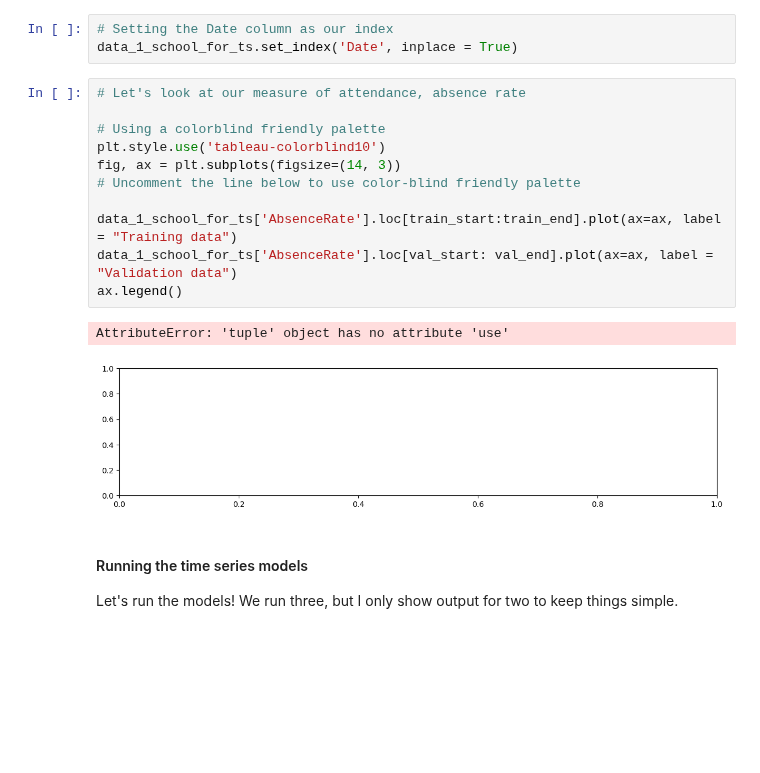
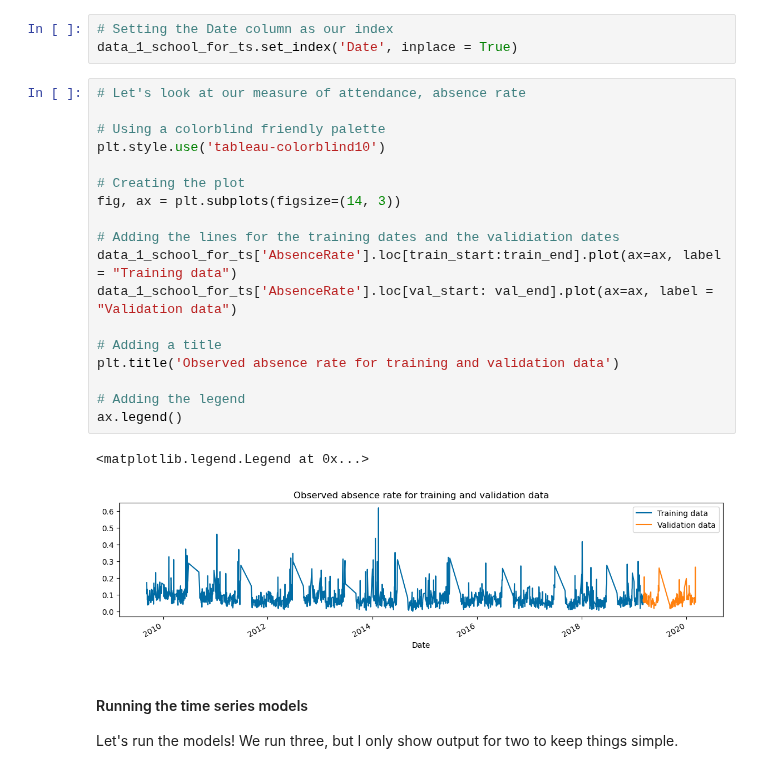
Before and after one commit to tarachiatovich/zero_to_ai_sdp_2025, a Jupyter notebook: zero_to_ai_time_series_forecasting.ipynb, the cells around one changed output. Drawn from its saved outputs; the diff is of its cells as text; blank space fills up the shorter version.

Commit message:
feat: add title and hue to plots

```diff
--- a/zero_to_ai_time_series_forecasting.ipynb
+++ b/zero_to_ai_time_series_forecasting.ipynb
@@ -199,17 +199,24 @@ data_1_school_for_ts.set_index('Date', inplace = True)
 # %%
 # Let's look at our measure of attendance, absence rate
 
 # Using a colorblind friendly palette
 plt.style.use('tableau-colorblind10')
+
+# Creating the plot
 fig, ax = plt.subplots(figsize=(14, 3))
-# Uncomment the line below to use color-blind friendly palette
 
+# Adding the lines for the training dates and the validiation dates
 data_1_school_for_ts['AbsenceRate'].loc[train_start:train_end].plot(ax=ax, label = "Training data")
 data_1_school_for_ts['AbsenceRate'].loc[val_start: val_end].plot(ax=ax, label = "Validation data")
+
+# Adding a title
+plt.title('Observed absence rate for training and validation data')
+
+# Adding the legend
 ax.legend()
 # %% [output]
-AttributeError: 'tuple' object has no attribute 'use'
+<matplotlib.legend.Legend at 0x...>
-[figure, old version]
+[figure, new version]
 # %% [markdown]
 #### Running the time series models
 
```
Also changed, not shown: parts of 3 cells of this notebook.
